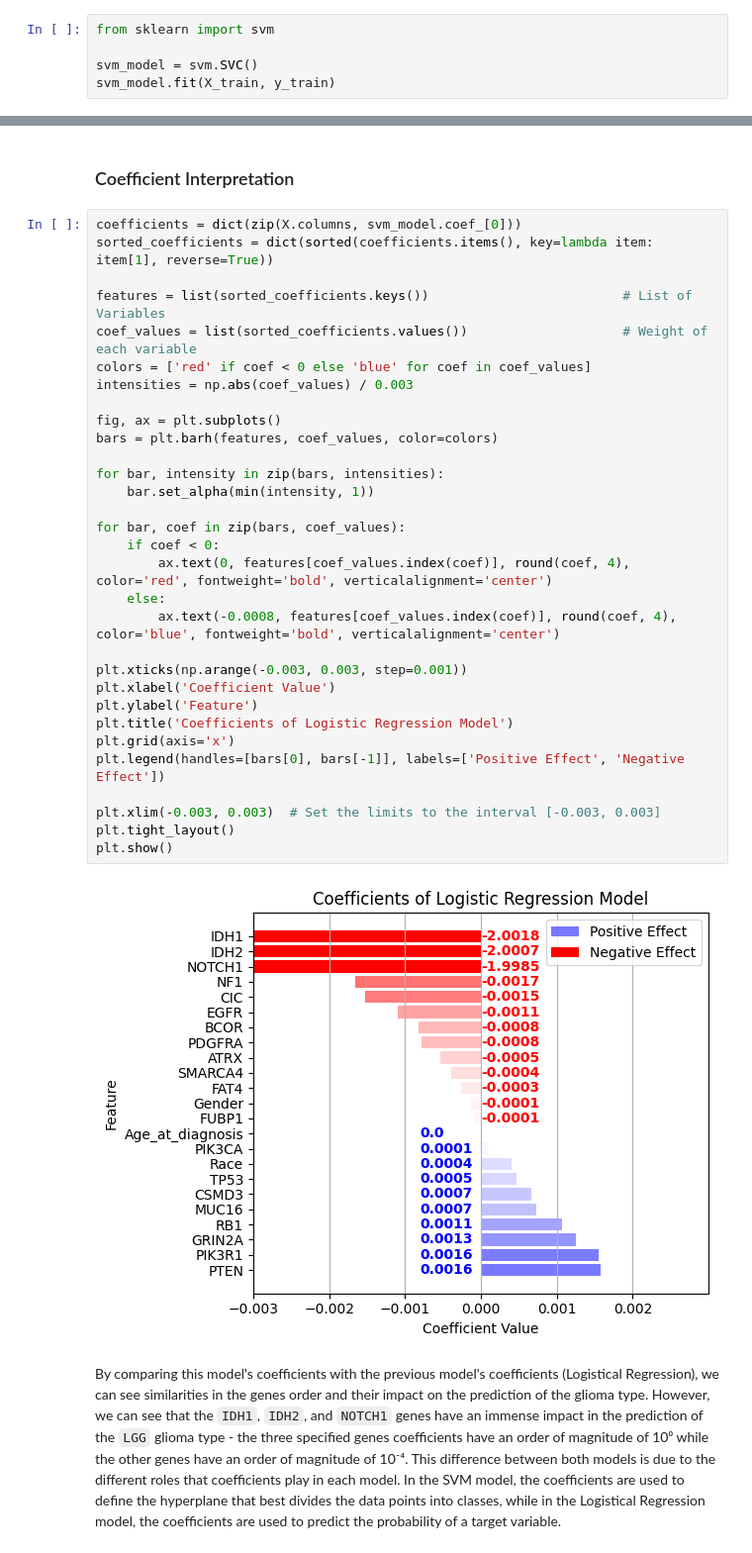
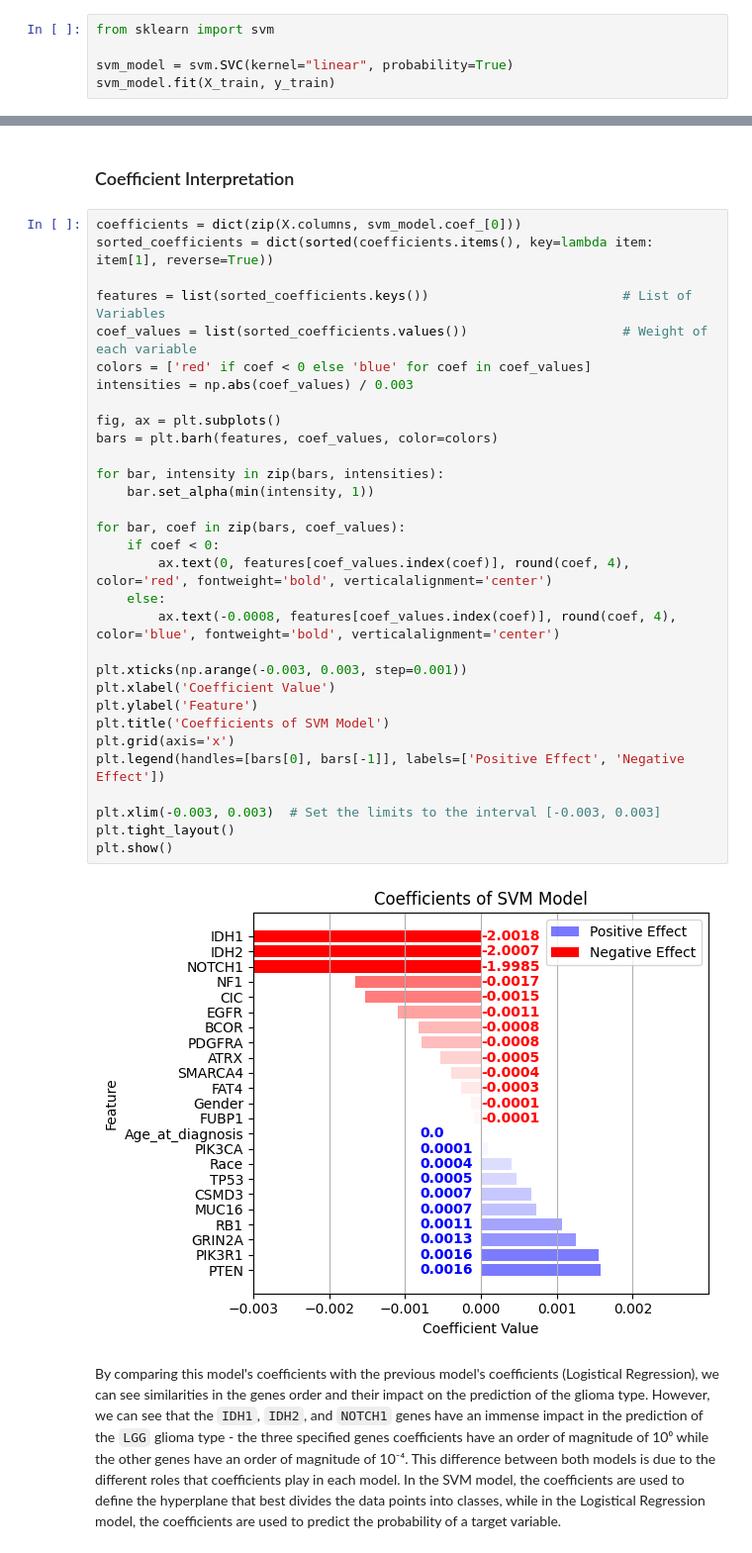
Before and after one commit to diogotvf7/feup-ia-project2, a Jupyter notebook: glioma_classification.ipynb, the cells around one changed output, grey strips where cells are left out. Shown at 99% size. Cells and saved outputs as stored; diff of their text form.

```diff
--- a/glioma_classification.ipynb
+++ b/glioma_classification.ipynb
@@ -267,6 +264,6 @@ The second model we will be using is the `Support Vector Machine`. This model is
 # %%
 from sklearn import svm
 
-svm_model = svm.SVC()
+svm_model = svm.SVC(kernel="linear", probability=True)
 svm_model.fit(X_train, y_train)
 # %% [output]
@@ -299,35 +295,35 @@ weighted avg       0.87      0.86      0.86       168
 coefficients = dict(zip(X.columns, svm_model.coef_[0]))
 sorted_coefficients = dict(sorted(coefficients.items(), key=lambda item: item[1], reverse=True))
 
 features = list(sorted_coefficients.keys())                         # List of Variables
 coef_values = list(sorted_coefficients.values())                    # Weight of each variable
 colors = ['red' if coef < 0 else 'blue' for coef in coef_values]
 intensities = np.abs(coef_values) / 0.003
 
 fig, ax = plt.subplots()
 bars = plt.barh(features, coef_values, color=colors)
 
 for bar, intensity in zip(bars, intensities):
     bar.set_alpha(min(intensity, 1))
 
 for bar, coef in zip(bars, coef_values):
     if coef < 0:
         ax.text(0, features[coef_values.index(coef)], round(coef, 4), color='red', fontweight='bold', verticalalignment='center')
     else:
         ax.text(-0.0008, features[coef_values.index(coef)], round(coef, 4), color='blue', fontweight='bold', verticalalignment='center')
 
 plt.xticks(np.arange(-0.003, 0.003, step=0.001))
 plt.xlabel('Coefficient Value')
 plt.ylabel('Feature')
-plt.title('Coefficients of Logistic Regression Model')
+plt.title('Coefficients of SVM Model')
 plt.grid(axis='x')
 plt.legend(handles=[bars[0], bars[-1]], labels=['Positive Effect', 'Negative Effect'])
 
 plt.xlim(-0.003, 0.003)  # Set the limits to the interval [-0.003, 0.003]
 plt.tight_layout()
 plt.show()
 # %% [output]
-[figure, old version]
+[figure, new version]
 # %% [markdown]
 By comparing this model's coefficients with the previous model's coefficients (Logistical Regression), we can see similarities in the genes order and their impact on the prediction of the glioma type. However, we can see that the `IDH1`, `IDH2`, and `NOTCH1` genes have an immense impact in the prediction of the `LGG` glioma type - the three specified genes coefficients have an order of magnitude of 10⁰ while the other genes have an order of magnitude of 10⁻⁴. This difference between both models is due to the different roles that coefficients play in each model. In the SVM model, the coefficients are used to define the hyperplane that best divides the data points into classes, while in the Logistical Regression model, the coefficients are used to predict the probability of a target variable.
 # %% [markdown]
```
Also changed, not shown: parts of 15 cells of this notebook.
